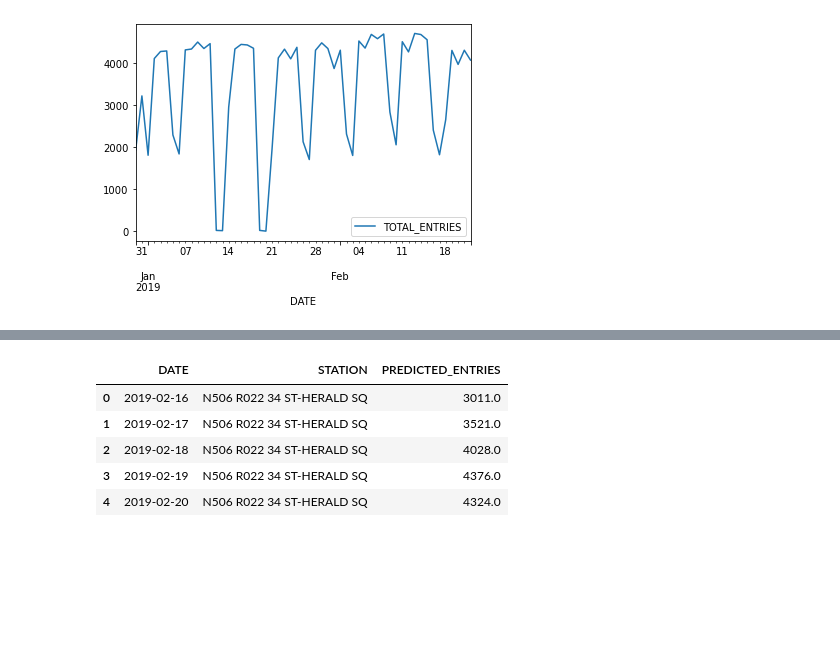
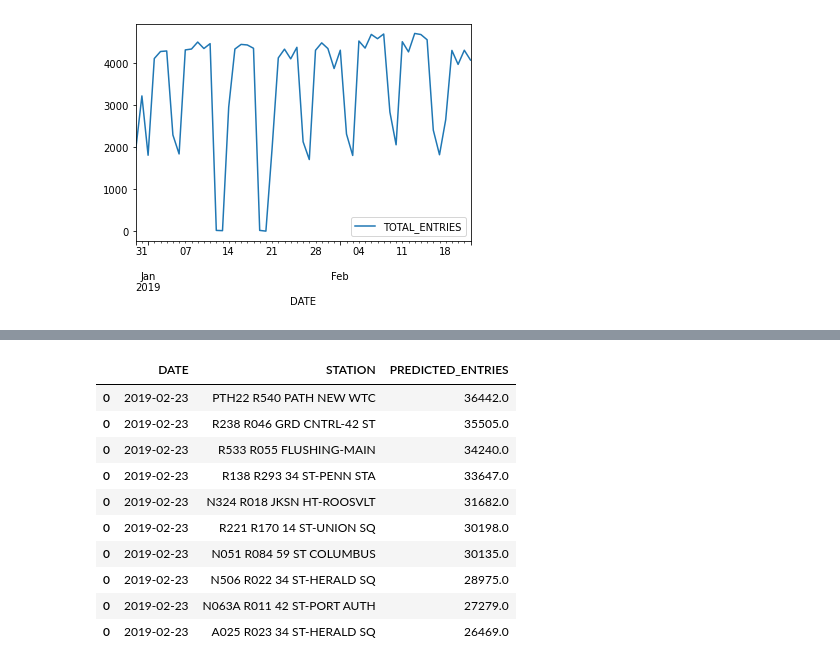
Before and after one commit to yahoyoungho/MTA_EDA_Metis, a Jupyter notebook: Metis_MTA_Subway_final.ipynb, the cells around one changed output, grey strips where cells are left out. Saved outputs shown, nothing was run; the diff lists cells and outputs as text; code cells hidden in the pictures; blank space fills up the shorter version.

```diff
--- a/Metis_MTA_Subway_final.ipynb
+++ b/Metis_MTA_Subway_final.ipynb
@@ -473,7 +473,7 @@ for station in complete_stations:
     # Sets the index with day ("d") frequency
     time_series_entries.index = time_series["DATE"].dt.to_period("d")
     # Creates a model
-    model = ARIMA(time_series_entries_train, order=(5,1,0))
+    model = ARIMA(time_series_entries, order=(5,1,0))
     # Fits the model
     model_fit = model.fit()
     # Forecass for 7 days
@@ -491,12 +491,18 @@ for station in complete_stations:
     temp_df["STATION"] = station
     # Appends the temporary dataframe to arima_df_predictions
     arima_df_predictions = arima_df_predictions.append(temp_df)
-# %%
-arima_df_predictions.head()
-# %% [output]
-|  | DATE | STATION | PREDICTED_ENTRIES |
-| 0 | 2019-02-16 | N506 R022 34 ST-HERALD SQ | 3011.0 |
-| 1 | 2019-02-17 | N506 R022 34 ST-HERALD SQ | 3521.0 |
-| 2 | 2019-02-18 | N506 R022 34 ST-HERALD SQ | 4028.0 |
-| 3 | 2019-02-19 | N506 R022 34 ST-HERALD SQ | 4376.0 |
-| 4 | 2019-02-20 | N506 R022 34 ST-HERALD SQ | 4324.0 |
+# %%
+day = arima_df_predictions["DATE"].min()
+arima_df_predictions[arima_df_predictions["DATE"]==day].sort_values("PREDICTED_ENTRIES", ascending=False).head(10)
+# %% [output]
+|  | DATE | STATION | PREDICTED_ENTRIES |
+| 0 | 2019-02-23 | PTH22 R540 PATH NEW WTC | 36442.0 |
+| 0 | 2019-02-23 | R238 R046 GRD CNTRL-42 ST | 35505.0 |
+| 0 | 2019-02-23 | R533 R055 FLUSHING-MAIN | 34240.0 |
+| 0 | 2019-02-23 | R138 R293 34 ST-PENN STA | 33647.0 |
+| 0 | 2019-02-23 | N324 R018 JKSN HT-ROOSVLT | 31682.0 |
+| 0 | 2019-02-23 | R221 R170 14 ST-UNION SQ | 30198.0 |
+| 0 | 2019-02-23 | N051 R084 59 ST COLUMBUS | 30135.0 |
+| 0 | 2019-02-23 | N506 R022 34 ST-HERALD SQ | 28975.0 |
+| 0 | 2019-02-23 | N063A R011 42 ST-PORT AUTH | 27279.0 |
+| 0 | 2019-02-23 | A025 R023 34 ST-HERALD SQ | 26469.0 |
```
Also changed, not shown: parts of 1 cell of this notebook.
